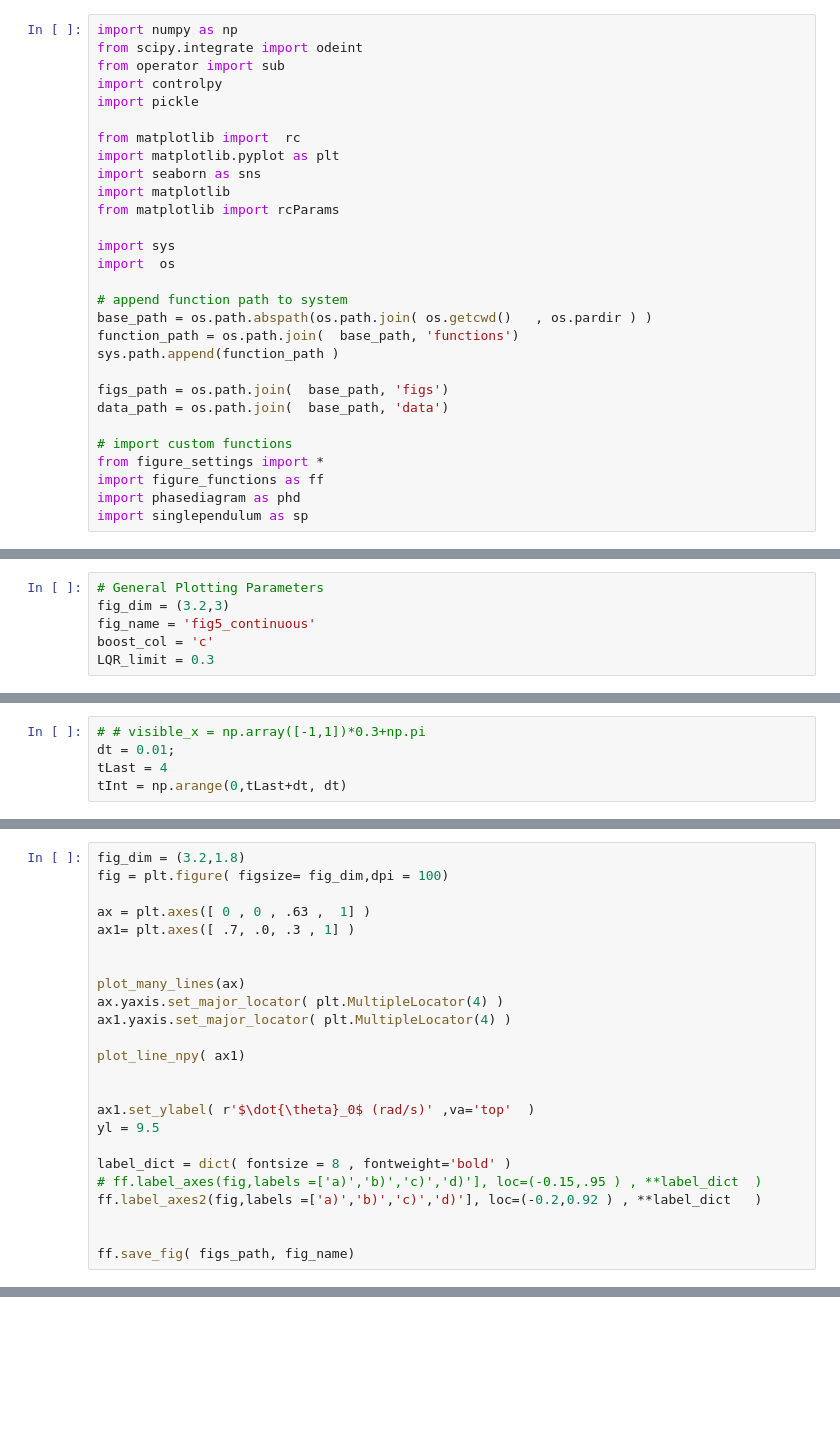
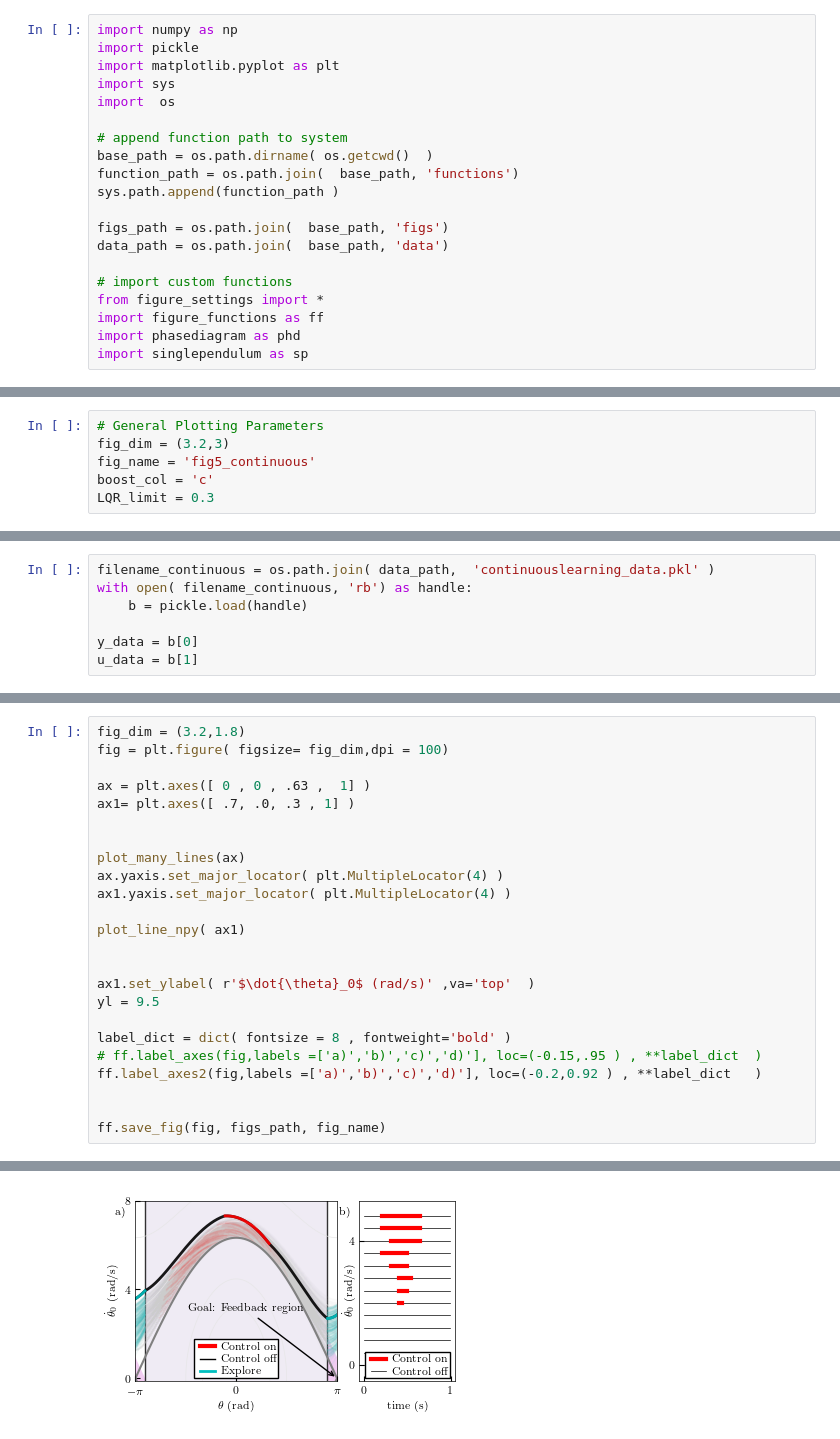
Before and after one commit to tlmohren/timed_feedforward_control, a Jupyter notebook: notebooks/figure5_continuous_learning.ipynb, the cells around one changed output, grey strips where cells are left out. Drawn from its saved outputs; the diff is of its cells as text; blank space fills up the shorter version.

```diff
--- a/notebooks/figure5_combine.ipynb
+++ b/notebooks/figure5_continuous_learning.ipynb
@@ -2,22 +2,13 @@
 # figure 5, continuous
 # %%
 import numpy as np
-from scipy.integrate import odeint
-from operator import sub
-import controlpy
 import pickle
-
-from matplotlib import  rc
 import matplotlib.pyplot as plt
-import seaborn as sns
-import matplotlib
-from matplotlib import rcParams
-
 import sys
 import  os
 
 # append function path to system
-base_path = os.path.abspath(os.path.join( os.getcwd()   , os.pardir ) )
+base_path = os.path.dirname( os.getcwd()  )
 function_path = os.path.join(  base_path, 'functions')
 sys.path.append(function_path )
 
@@ -52,5 +30,0 @@ def pendulum_dynamics( y_n, t , K  ):
-# %%
-# # visible_x = np.array([-1,1])*0.3+np.pi
-dt = 0.01;
-tLast = 4
-tInt = np.arange(0,tLast+dt, dt)
@@ -56,0 +71,7 @@ tInt = np.arange(0,tLast+dt, dt)
+# %%
+filename_continuous = os.path.join( data_path,  'continuouslearning_data.pkl' )
+with open( filename_continuous, 'rb') as handle:
+    b = pickle.load(handle)
+
+y_data = b[0]
+u_data = b[1]
@@ -207,26 +181,27 @@ plot_many_lines(ax)
 # %%
 fig_dim = (3.2,1.8)
 fig = plt.figure( figsize= fig_dim,dpi = 100)
 
 ax = plt.axes([ 0 , 0 , .63 ,  1] )
 ax1= plt.axes([ .7, .0, .3 , 1] )
 
 
 plot_many_lines(ax)
 ax.yaxis.set_major_locator( plt.MultipleLocator(4) )
 ax1.yaxis.set_major_locator( plt.MultipleLocator(4) )
 
 plot_line_npy( ax1)
 
 
 ax1.set_ylabel( r'$\dot{\theta}_0$ (rad/s)' ,va='top'  )
 yl = 9.5
 
 label_dict = dict( fontsize = 8 , fontweight='bold' )
 # ff.label_axes(fig,labels =['a)','b)','c)','d)'], loc=(-0.15,.95 ) , **label_dict  )
 ff.label_axes2(fig,labels =['a)','b)','c)','d)'], loc=(-0.2,0.92 ) , **label_dict   )
 
 
-ff.save_fig( figs_path, fig_name)
+ff.save_fig(fig, figs_path, fig_name)
 # %% [output]
 Saving to: D:\Mijn_documenten\Dropbox\A_PhD\C_Papers\ch_neuralControl\timed_feedforward_control\figs\fig5_continuous.png and .pdf
+[figure, added]
```
Also changed, not shown: parts of 10 cells of this notebook, 23 other files.
